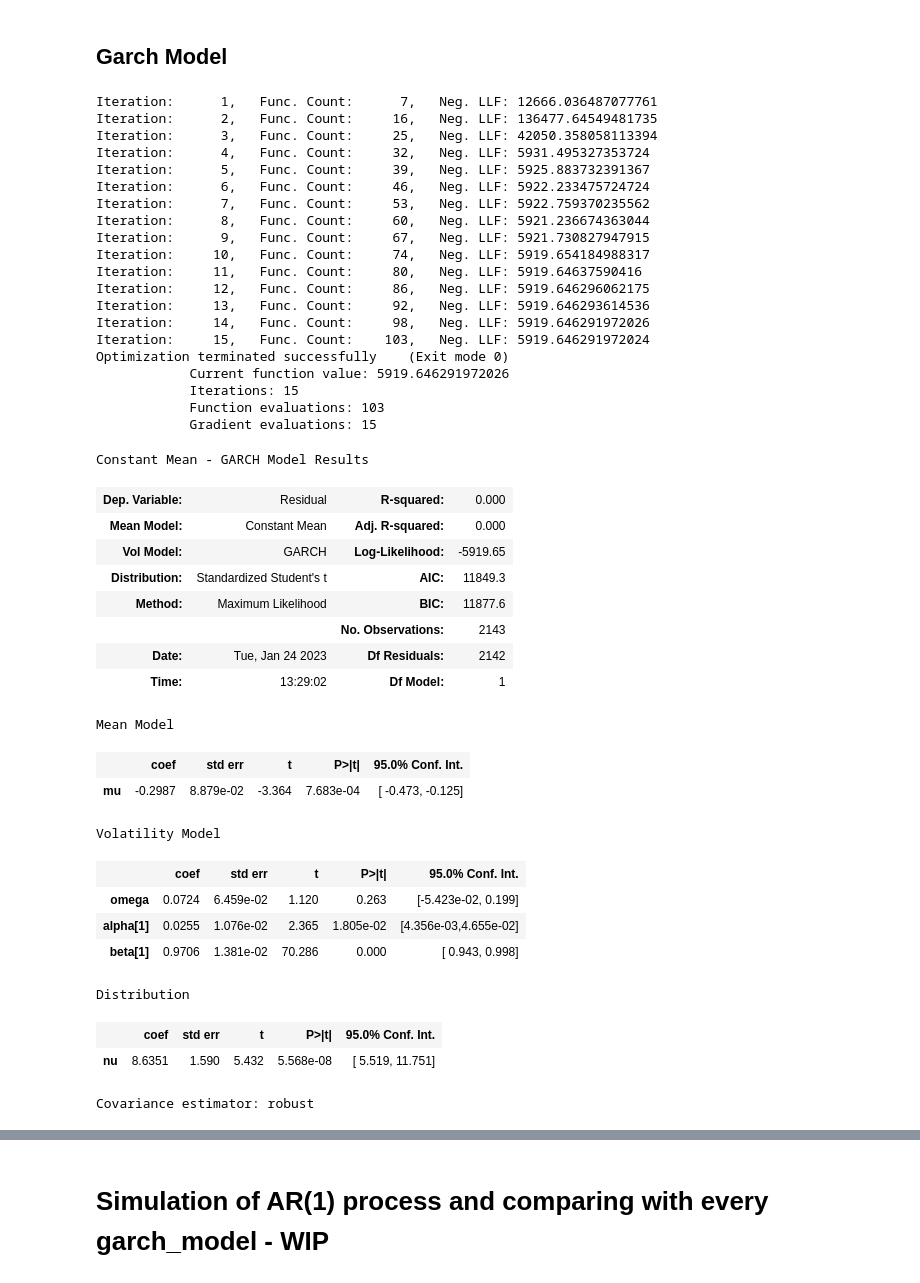
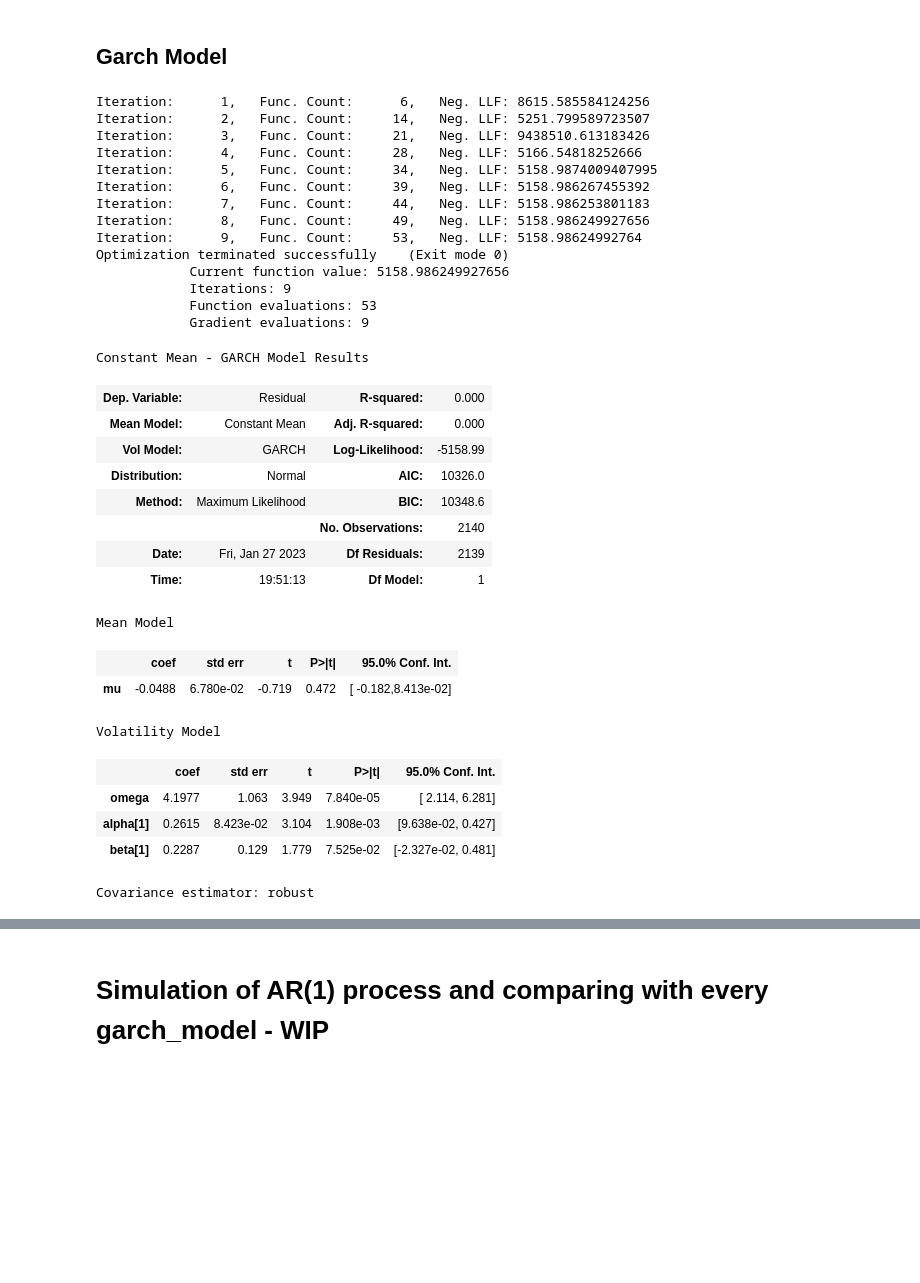
Before and after one commit to KlimisStilp/Price_Timeseries_UK_VScode, a Jupyter notebook: Price Timeseries UK/Totalload_SolarWind_Price_Timeseries.ipynb, the cells around one changed output, grey strips where cells are left out. Saved outputs shown, nothing was run; the diff lists cells and outputs as text; code cells hidden in the pictures; blank space fills up the shorter version.

```diff
--- a/Price Timeseries UK/Totalload_SolarWind_Price_Timeseries.ipynb
+++ b/Price Timeseries UK/Totalload_SolarWind_Price_Timeseries.ipynb
@@ -427,56 +427,47 @@ lasso[15]
 # %%
 from arch import arch_model
 
 # Using arch_lasso_exp as an example, variable b takes an int number pointing the hour
 # we want to produce the arch model
 
-b = 8
+b = 0
 
-arch_lasso_exp = arch_model(lasso[b]['Residual'], vol='GARCH', p=1,q=1, dist='t', mean='Constant')
+arch_lasso_exp = arch_model(lasso[b]['Residual'], vol='GARCH', p=1,q=1, dist='gaussian', mean='Constant')
 arch_lasso_exp = arch_lasso_exp.fit()
 arch_lasso_exp.summary()
 # %% [output]
-Iteration:      1,   Func. Count:      7,   Neg. LLF: 12666.036487077761
-Iteration:      2,   Func. Count:     16,   Neg. LLF: 136477.64549481735
-Iteration:      3,   Func. Count:     25,   Neg. LLF: 42050.358058113394
-Iteration:      4,   Func. Count:     32,   Neg. LLF: 5931.495327353724
-Iteration:      5,   Func. Count:     39,   Neg. LLF: 5925.883732391367
-Iteration:      6,   Func. Count:     46,   Neg. LLF: 5922.233475724724
-Iteration:      7,   Func. Count:     53,   Neg. LLF: 5922.759370235562
-Iteration:      8,   Func. Count:     60,   Neg. LLF: 5921.236674363044
-Iteration:      9,   Func. Count:     67,   Neg. LLF: 5921.730827947915
-Iteration:     10,   Func. Count:     74,   Neg. LLF: 5919.654184988317
-Iteration:     11,   Func. Count:     80,   Neg. LLF: 5919.64637590416
-Iteration:     12,   Func. Count:     86,   Neg. LLF: 5919.646296062175
-Iteration:     13,   Func. Count:     92,   Neg. LLF: 5919.646293614536
-Iteration:     14,   Func. Count:     98,   Neg. LLF: 5919.646291972026
-Iteration:     15,   Func. Count:    103,   Neg. LLF: 5919.646291972024
+Iteration:      1,   Func. Count:      6,   Neg. LLF: 8615.585584124256
+Iteration:      2,   Func. Count:     14,   Neg. LLF: 5251.799589723507
+Iteration:      3,   Func. Count:     21,   Neg. LLF: 9438510.613183426
+Iteration:      4,   Func. Count:     28,   Neg. LLF: 5166.54818252666
+Iteration:      5,   Func. Count:     34,   Neg. LLF: 5158.9874009407995
+Iteration:      6,   Func. Count:     39,   Neg. LLF: 5158.986267455392
+Iteration:      7,   Func. Count:     44,   Neg. LLF: 5158.986253801183
+Iteration:      8,   Func. Count:     49,   Neg. LLF: 5158.986249927656
+Iteration:      9,   Func. Count:     53,   Neg. LLF: 5158.98624992764
 Optimization terminated successfully    (Exit mode 0)
-            Current function value: 5919.646291972026
-            Iterations: 15
-            Function evaluations: 103
-            Gradient evaluations: 15
+            Current function value: 5158.986249927656
+            Iterations: 9
+            Function evaluations: 53
+            Gradient evaluations: 9
 Constant Mean - GARCH Model Results
 | Dep. Variable: | Residual | R-squared: | 0.000 |
 | Mean Model: | Constant Mean | Adj. R-squared: | 0.000 |
-| Vol Model: | GARCH | Log-Likelihood: | -5919.65 |
-| Distribution: | Standardized Student's t | AIC: | 11849.3 |
-| Method: | Maximum Likelihood | BIC: | 11877.6 |
-|  |  | No. Observations: | 2143 |
-| Date: | Tue, Jan 24 2023 | Df Residuals: | 2142 |
-| Time: | 13:29:02 | Df Model: | 1 |
+| Vol Model: | GARCH | Log-Likelihood: | -5158.99 |
+| Distribution: | Normal | AIC: | 10326.0 |
+| Method: | Maximum Likelihood | BIC: | 10348.6 |
+|  |  | No. Observations: | 2140 |
+| Date: | Fri, Jan 27 2023 | Df Residuals: | 2139 |
+| Time: | 19:51:13 | Df Model: | 1 |
 Mean Model
 |  | coef | std err | t | P>|t| | 95.0% Conf. Int. |
-| mu | -0.2987 | 8.879e-02 | -3.364 | 7.683e-04 | [ -0.473, -0.125] |
+| mu | -0.0488 | 6.780e-02 | -0.719 | 0.472 | [ -0.182,8.413e-02] |
 Volatility Model
 |  | coef | std err | t | P>|t| | 95.0% Conf. Int. |
-| omega | 0.0724 | 6.459e-02 | 1.120 | 0.263 | [-5.423e-02, 0.199] |
-| alpha[1] | 0.0255 | 1.076e-02 | 2.365 | 1.805e-02 | [4.356e-03,4.655e-02] |
-| beta[1] | 0.9706 | 1.381e-02 | 70.286 | 0.000 | [ 0.943, 0.998] |
+| omega | 4.1977 | 1.063 | 3.949 | 7.840e-05 | [ 2.114, 6.281] |
+| alpha[1] | 0.2615 | 8.423e-02 | 3.104 | 1.908e-03 | [9.638e-02, 0.427] |
+| beta[1] | 0.2287 | 0.129 | 1.779 | 7.525e-02 | [-2.327e-02, 0.481] |
-Distribution
+Covariance estimator: robust
-|  | coef | std err | t | P>|t| | 95.0% Conf. Int. |
-| nu | 8.6351 | 1.590 | 5.432 | 5.568e-08 | [ 5.519, 11.751] |
-Covariance estimator: robust
 # %%
 # Producing conditional volatility plot for our garch model
 
```
Also changed, not shown: parts of 17 cells of this notebook.
